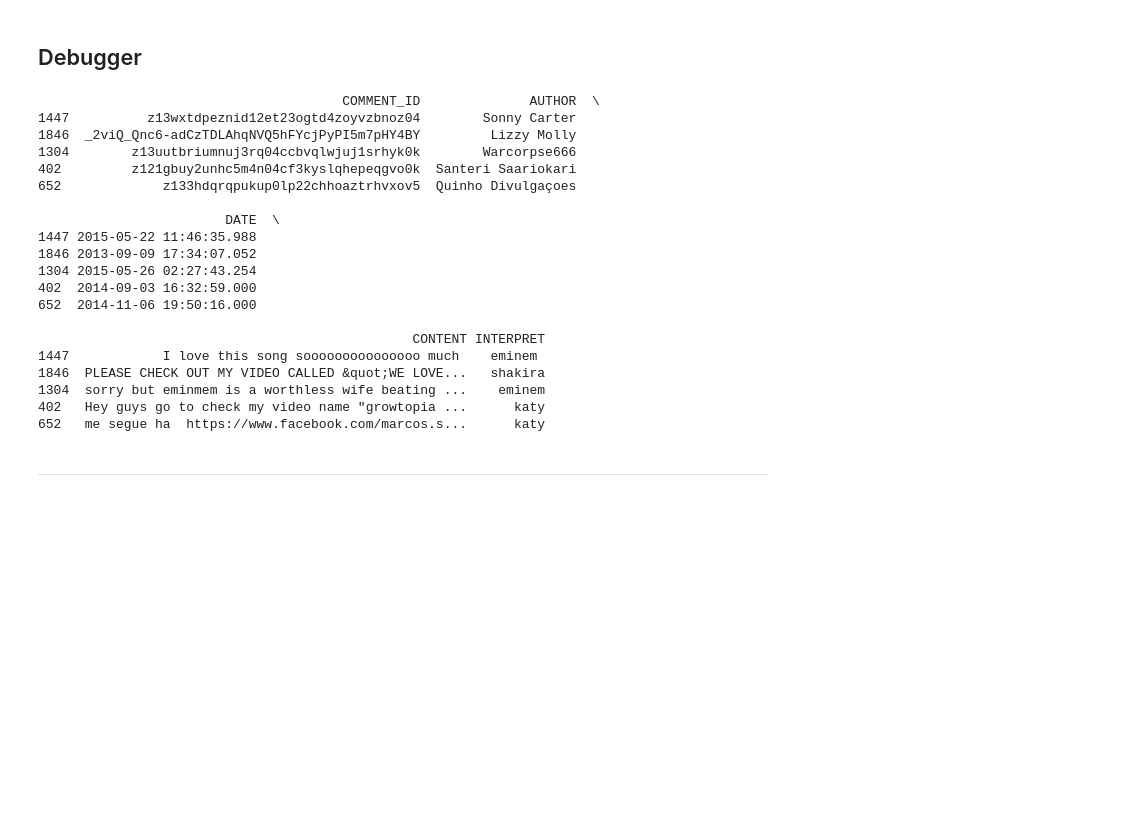
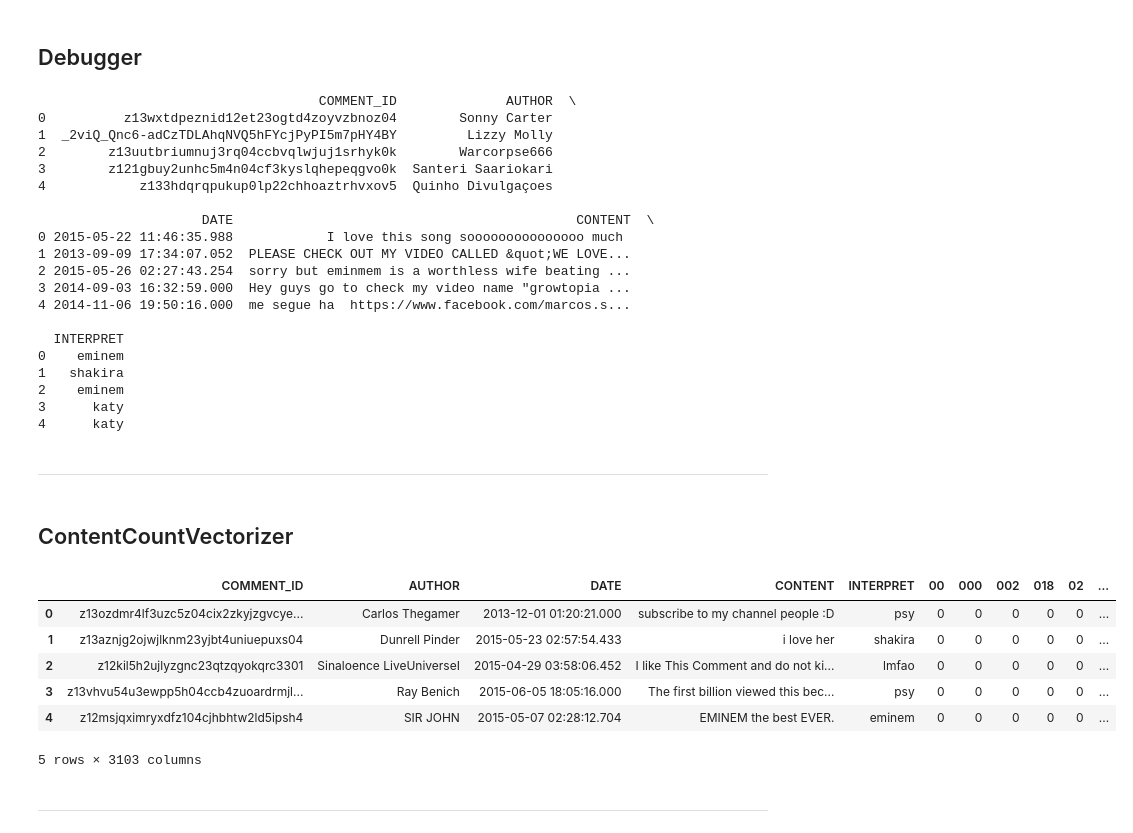
Before and after one commit to petr7555/ib031-yt-spam-detection, a Jupyter notebook: transformers.ipynb, the cells around one changed output. Cells and saved outputs as stored; diff of their text form; code cells hidden in the pictures; blank space fills up the shorter version.

Commit message:
Create DTC pipeline with count vectorizer and word embeddings

```diff
--- a/transformers.ipynb
+++ b/transformers.ipynb
@@ -656,7 +670,7 @@ After: please like :D urllink
 # %%
 class Debugger(BaseEstimator, TransformerMixin):
     """
-    Prints head of dataframe
+    Prints first 5 rows of dataframe
     """
     def __init__(self):
         super().__init__()
@@ -665,31 +679,68 @@ class Debugger(BaseEstimator, TransformerMixin):
         return self
 
     def transform(self, X, y=None):
-        print(X.head())
+        print(X[:5])
         return X
 
 # DEMO
 transformed = Debugger().transform(train_X)
 # %% [output]
-                                       COMMENT_ID              AUTHOR  \
-1447          z13wxtdpeznid12et23ogtd4zoyvzbnoz04        Sonny Carter
-1846  _2viQ_Qnc6-adCzTDLAhqNVQ5hFYcjPyPI5m7pHY4BY         Lizzy Molly
-1304        z13uutbriumnuj3rq04ccbvqlwjuj1srhyk0k        Warcorpse666
-402         z121gbuy2unhc5m4n04cf3kyslqhepeqgvo0k  Santeri Saariokari
-652             z133hdqrqpukup0lp22chhoaztrhvxov5  Quinho Divulgaçoes
+                                    COMMENT_ID              AUTHOR  \
+0          z13wxtdpeznid12et23ogtd4zoyvzbnoz04        Sonny Carter
+1  _2viQ_Qnc6-adCzTDLAhqNVQ5hFYcjPyPI5m7pHY4BY         Lizzy Molly
+2        z13uutbriumnuj3rq04ccbvqlwjuj1srhyk0k        Warcorpse666
+3        z121gbuy2unhc5m4n04cf3kyslqhepeqgvo0k  Santeri Saariokari
+4            z133hdqrqpukup0lp22chhoaztrhvxov5  Quinho Divulgaçoes
 
-                        DATE  \
-1447 2015-05-22 11:46:35.988
-1846 2013-09-09 17:34:07.052
-1304 2015-05-26 02:27:43.254
-402  2014-09-03 16:32:59.000
-652  2014-11-06 19:50:16.000
+                     DATE                                            CONTENT  \
+0 2015-05-22 11:46:35.988            I love this song sooooooooooooooo much﻿
+1 2013-09-09 17:34:07.052  PLEASE CHECK OUT MY VIDEO CALLED &quot;WE LOVE...
+2 2015-05-26 02:27:43.254  sorry but eminmem is a worthless wife beating ...
+3 2014-09-03 16:32:59.000  Hey guys go to check my video name "growtopia ...
+4 2014-11-06 19:50:16.000  me segue ha  https://www.facebook.com/marcos.s...
 
-                                                CONTENT INTERPRET
-1447            I love this song sooooooooooooooo much﻿    eminem
-1846  PLEASE CHECK OUT MY VIDEO CALLED &quot;WE LOVE...   shakira
-1304  sorry but eminmem is a worthless wife beating ...    eminem
-402   Hey guys go to check my video name "growtopia ...      katy
-652   me segue ha  https://www.facebook.com/marcos.s...      katy
+  INTERPRET
+0    eminem
+1   shakira
+2    eminem
+3      katy
+4      katy
 # %% [markdown]
 ---
+# %% [markdown]
+## ContentCountVectorizer
+# %%
+class ContentCountVectorizer(BaseEstimator, TransformerMixin):
+    """
+    Applies CountVectorizer on `CONTENT` column
+    and appends the results to the dataframe.
+    """
+    def __init__(self):
+        super().__init__()
+        self.vectorizer = CountVectorizer()
+
+    def fit(self, X, y=None):
+        self.vectorizer.fit(X["CONTENT"])
+        return self
+
+    def transform(self, X, y=None):
+        vectorized = self.vectorizer.transform(X["CONTENT"])
+        vectorized_df = pd.DataFrame(vectorized.todense(), columns=self.vectorizer.get_feature_names())
+        return pd.concat([X, vectorized_df], axis=1)
+
+
+# DEMO
+content_vectorizer = ContentCountVectorizer()
+content_vectorizer.fit(train_X, train_y)
+transformed = content_vectorizer.transform(test_X)
+transformed.head()
+# %% [output]
+|  | COMMENT_ID | AUTHOR | DATE | CONTENT | INTERPRET | 00 | 000 | 002 | 018 | 02 | ... |
+| 0 | z13ozdmr4lf3uzc5z04cix2zkyjzgvcye... | Carlos Thegamer | 2013-12-01 01:20:21.000 | subscribe to my channel people :D﻿ | psy | 0 | 0 | 0 | 0 | 0 | ... |
+| 1 | z13aznjg2ojwjlknm23yjbt4uniuepuxs04 | Dunrell Pinder | 2015-05-23 02:57:54.433 | i love her﻿ | shakira | 0 | 0 | 0 | 0 | 0 | ... |
+| 2 | z12kil5h2ujlyzgnc23qtzqyokqrc3301 | Sinaloence LiveUniverseI | 2015-04-29 03:58:06.452 | I like This Comment and do not ki... | lmfao | 0 | 0 | 0 | 0 | 0 | ... |
+| 3 | z13vhvu54u3ewpp5h04ccb4zuoardrmjl... | Ray Benich | 2015-06-05 18:05:16.000 | The first billion viewed this bec... | psy | 0 | 0 | 0 | 0 | 0 | ... |
+| 4 | z12msjqximryxdfz104cjhbhtw2ld5ipsh4 | SIR JOHN | 2015-05-07 02:28:12.704 | EMINEM the best EVER.﻿ | eminem | 0 | 0 | 0 | 0 | 0 | ... |
+5 rows × 3103 columns
+# %% [markdown]
+---
```
Also changed, not shown: parts of 20 cells of this notebook, 2 other files.
